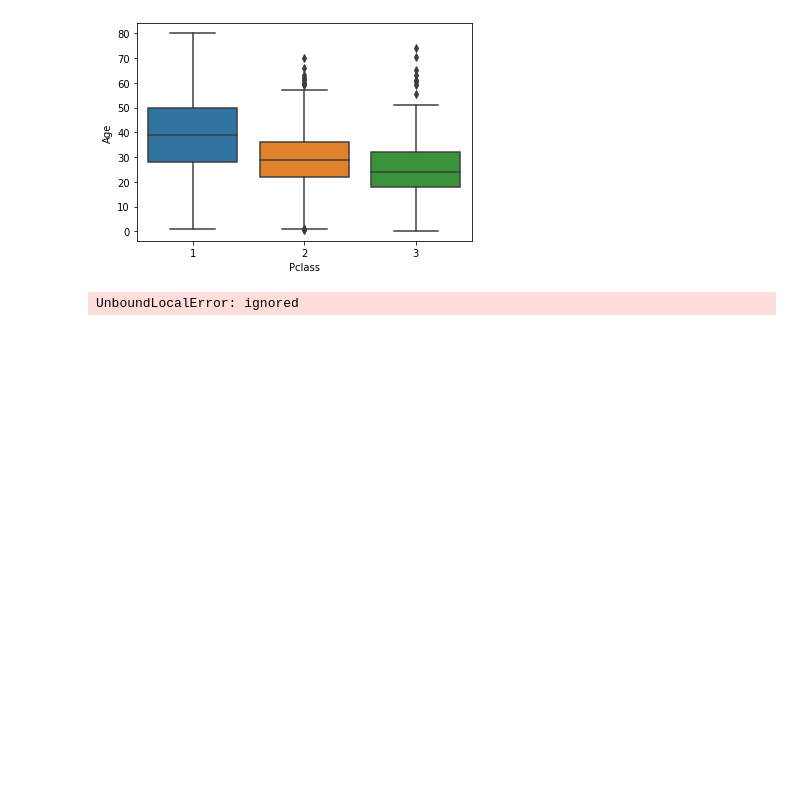
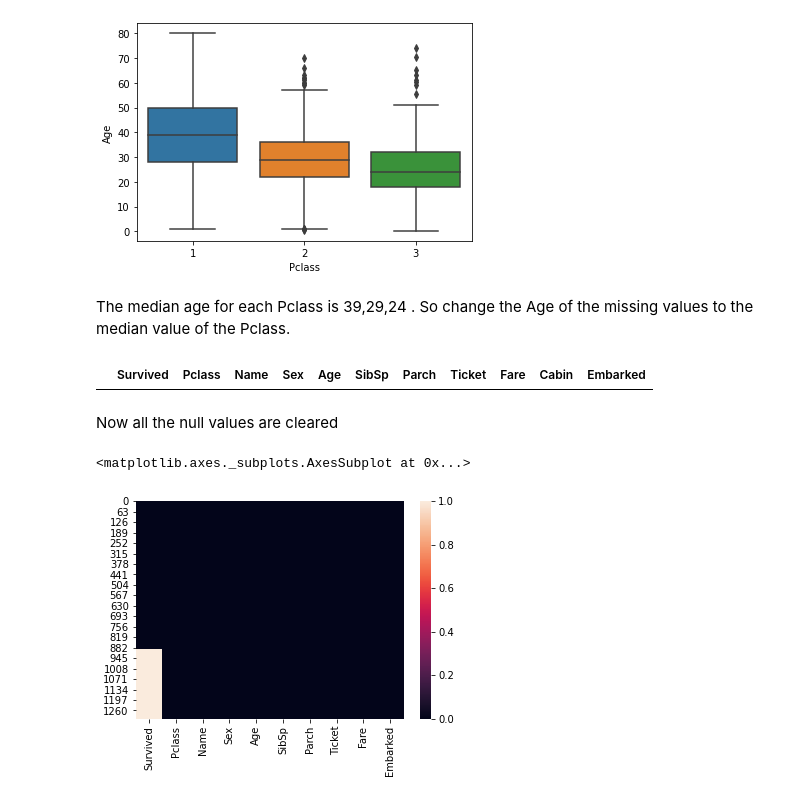
Before and after one commit to pavi-ninjaac/Kaggle, a Jupyter notebook: Titanic_Kaggle.ipynb, the cells around one changed output. Drawn from its saved outputs; the diff is of its cells as text; code cells hidden in the pictures; blank space fills up the shorter version.

```diff
--- a/Titanic_Kaggle.ipynb
+++ b/Titanic_Kaggle.ipynb
@@ -341,5 +341,6 @@ data.loc[data['Embarked'].isnull(),:]
 # %%
-data['Embarked']=data['Embarked'].fillna(np.mean(data[(data['Pclass']==1) & (data['Sex'] == 0) ]['Embarked']))
+
+data['Embarked']=data['Embarked'].fillna(np.mean(data[((data['Pclass']==1) & (data['Sex'] == 0)) ]['Embarked']))
 data[data['Embarked'].isnull()]
 # %% [output]
 |  | Survived | Pclass | Name | Sex | Age | SibSp | Parch | Ticket | Fare | Cabin | Embarked |
@@ -357,9 +358,25 @@ Pclass
 3    24.0
 Name: Age, dtype: float64
 [figure]
-# %%
-
-data.apply(fill_age , axis=1)
-data.loc[data['Age'].isnull()]
-# %% [output]
-UnboundLocalError: ignored
+# %% [markdown]
+The median age for each Pclass is 39,29,24 . So change the Age of the missing values to the median value of the Pclass.
+# %%
+
+age_null_index = data[data['Age'].isnull()].index
+
+age_null_index = np.array(age_null_index)
+
+for index in age_null_index:
+  data.loc[index,'Age'] = median[data.loc[index,'Pclass']]
+
+
+data[data['Age'].isnull()]
+# %% [output]
+|  | Survived | Pclass | Name | Sex | Age | SibSp | Parch | Ticket | Fare | Cabin | Embarked |
+# %% [markdown]
+Now all the null values are cleared
+# %%
+sns.heatmap(data.isnull())
+# %% [output]
+<matplotlib.axes._subplots.AxesSubplot at 0x...>
+[figure, added]
```
Also changed, not shown: parts of 12 cells of this notebook.
